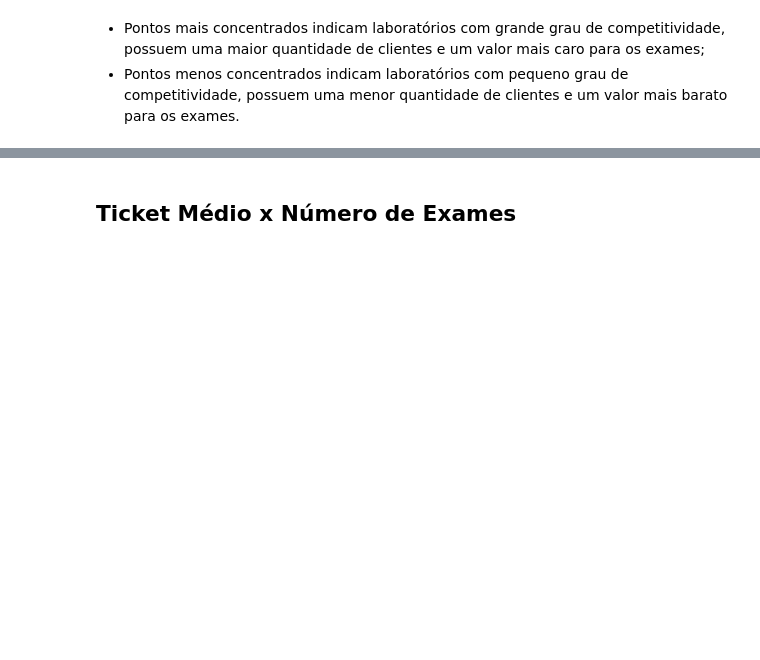
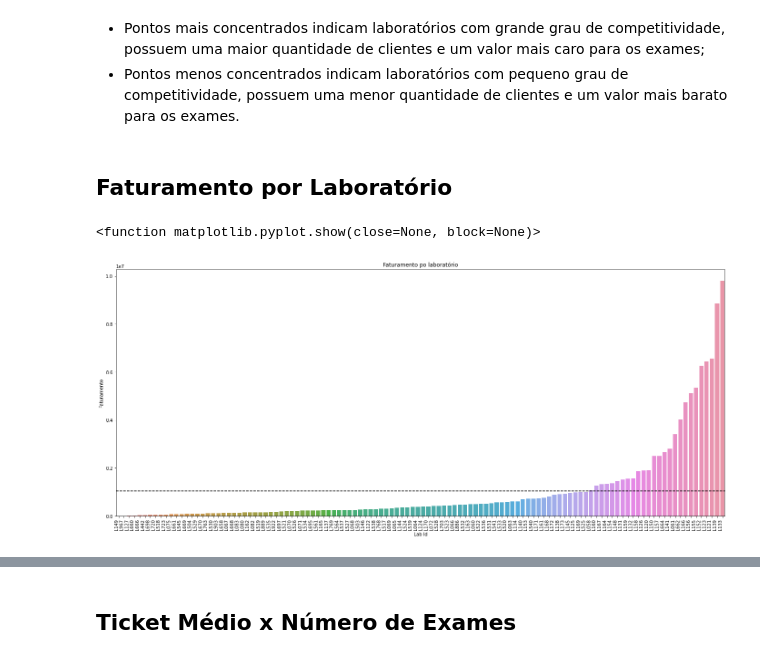
Before and after one commit to leotanaka4/desafio-elogroup, a Jupyter notebook: ans.ipynb, the cells around one changed output, grey strips where cells are left out. Drawn from its saved outputs; the diff is of its cells as text; code cells hidden in the pictures; blank space fills up the shorter version.

```diff
--- a/ans.ipynb
+++ b/ans.ipynb
@@ -287,3 +288,16 @@ geo.set(title="Distribuição geográfica dos clusters")
 # %% [markdown]
 * Pontos mais concentrados indicam laboratórios com grande grau de competitividade, possuem uma maior quantidade de clientes e um valor mais caro para os exames;
 * Pontos menos concentrados indicam laboratórios com pequeno grau de competitividade, possuem uma menor quantidade de clientes e um valor mais barato para os exames.
+# %% [markdown]
+## Faturamento por Laboratório
+# %%
+media_faturamento = df["Faturamento"].mean()
+plt.figure(figsize=(24, 10))
+geo = sns.barplot(data=df.sort_values(by="Faturamento"), x="Lab Id", y="Faturamento")
+plt.axhline(media_faturamento, 0, 1, color="black", **{"ls": "--"})
+geo.set(title="Faturamento po laboratório")
+plt.setp(plt.gca().get_xticklabels(), rotation=90, horizontalalignment='right')
+plt.show
+# %% [output]
+<function matplotlib.pyplot.show(close=None, block=None)>
+[figure, added]
```
Also changed, not shown: parts of 13 cells of this notebook.
